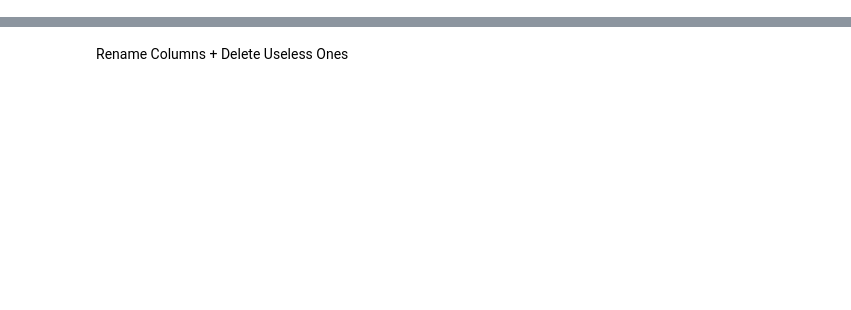
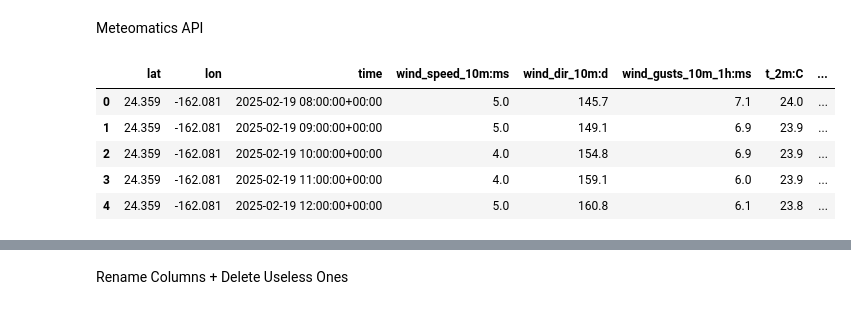
Before and after one commit to flosrv/Mes-Projets, a Jupyter notebook: Oceanography-Project-WIP/getDataFromApi.ipynb, the cells around one changed output, grey strips where cells are left out. Drawn from its saved outputs; the diff is of its cells as text; code cells hidden in the pictures; blank space fills up the shorter version.

```diff
--- a/Oceanography-Project-WIP/getDataFromApi.ipynb
+++ b/Oceanography-Project-WIP/getDataFromApi.ipynb
@@ -450,0 +137,2 @@ Index(['lat', 'lon', 'wind_speed_10m:ms', 'wind_dir_10m:d',
+# %% [markdown]
+Meteomatics API
@@ -451,3 +148,48 @@ Index(['lat', 'lon', 'wind_speed_10m:ms', 'wind_dir_10m:d',
+# %%
+# Définir les paramètres
+parameters = [
+        'wind_speed_10m:ms',
+        'wind_dir_10m:d',
+        'wind_gusts_10m_1h:ms',
+        't_2m:C',
+        't_max_2m_24h:C',
+        't_min_2m_24h:C',
+        'msl_pressure:hPa',
+        'precip_1h:mm'
+    ]
+
+# Définir les coordonnées
+coordinates = [(lat, lon)]
+
+# Définir le modèle
+model = 'mix'
+# Début URL de l'API
+DEFAULT_API_BASE_URL = "https://api.meteomatics.com"
+enddate = datetime.now(timezone.utc).replace(minute=0, second=0, microsecond=0)
+startdate = enddate - timedelta(days=1)
+interval = timedelta(hours=1)
+
+# Fonction de requête API Météo
+def meteo_api_request(parameters, coordinates, model, DEFAULT_API_BASE_URL, startdate, enddate, interval):
+
+    # Appel de la fonction read_credentials pour obtenir les informations d'identification
+    meteo_username, meteo_password = read_credentials()
+
+    # Récupérer les données
+    df_meteo = api.query_time_series(coordinates, startdate, enddate, interval, parameters, meteo_username, meteo_password, model=model)
+    df_meteo.reset_index(inplace=True)
+    return df_meteo
+
+df_meteo=meteo_api_request(parameters, coordinates, model, DEFAULT_API_BASE_URL, startdate, enddate, interval)
+df_meteo = df_meteo.rename(columns={'validdate': 'time'})
+df_meteo.head()
+# %% [output]
+|  | lat | lon | time | wind_speed_10m:ms | wind_dir_10m:d | wind_gusts_10m_1h:ms | t_2m:C | ... |
+| 0 | 24.359 | -162.081 | 2025-02-19 08:00:00+00:00 | 5.0 | 145.7 | 7.1 | 24.0 | ... |
+| 1 | 24.359 | -162.081 | 2025-02-19 09:00:00+00:00 | 5.0 | 149.1 | 6.9 | 23.9 | ... |
+| 2 | 24.359 | -162.081 | 2025-02-19 10:00:00+00:00 | 4.0 | 154.8 | 6.9 | 23.9 | ... |
+| 3 | 24.359 | -162.081 | 2025-02-19 11:00:00+00:00 | 4.0 | 159.1 | 6.0 | 23.9 | ... |
+| 4 | 24.359 | -162.081 | 2025-02-19 12:00:00+00:00 | 5.0 | 160.8 | 6.1 | 23.8 | ... |
 # %%
 df_marine.head()
 # %% [output]
```
Also changed, not shown: parts of 64 cells of this notebook, 9 other files.
